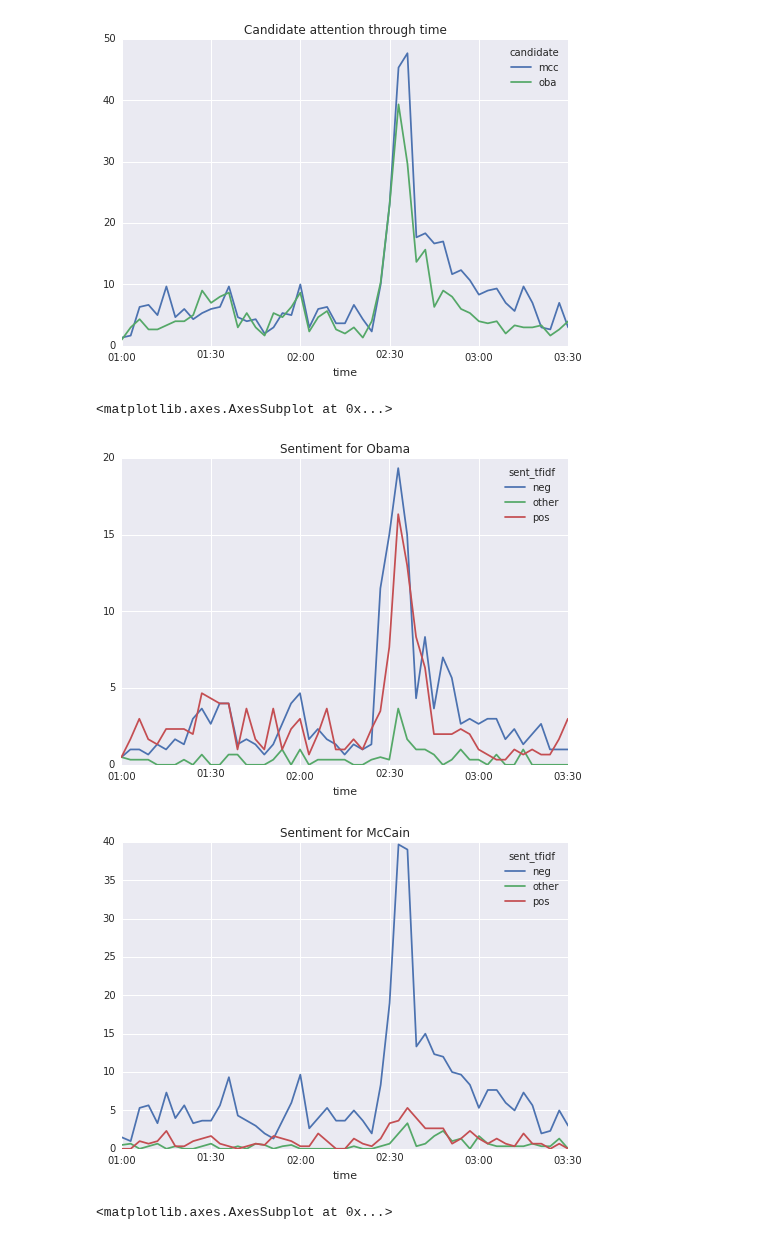
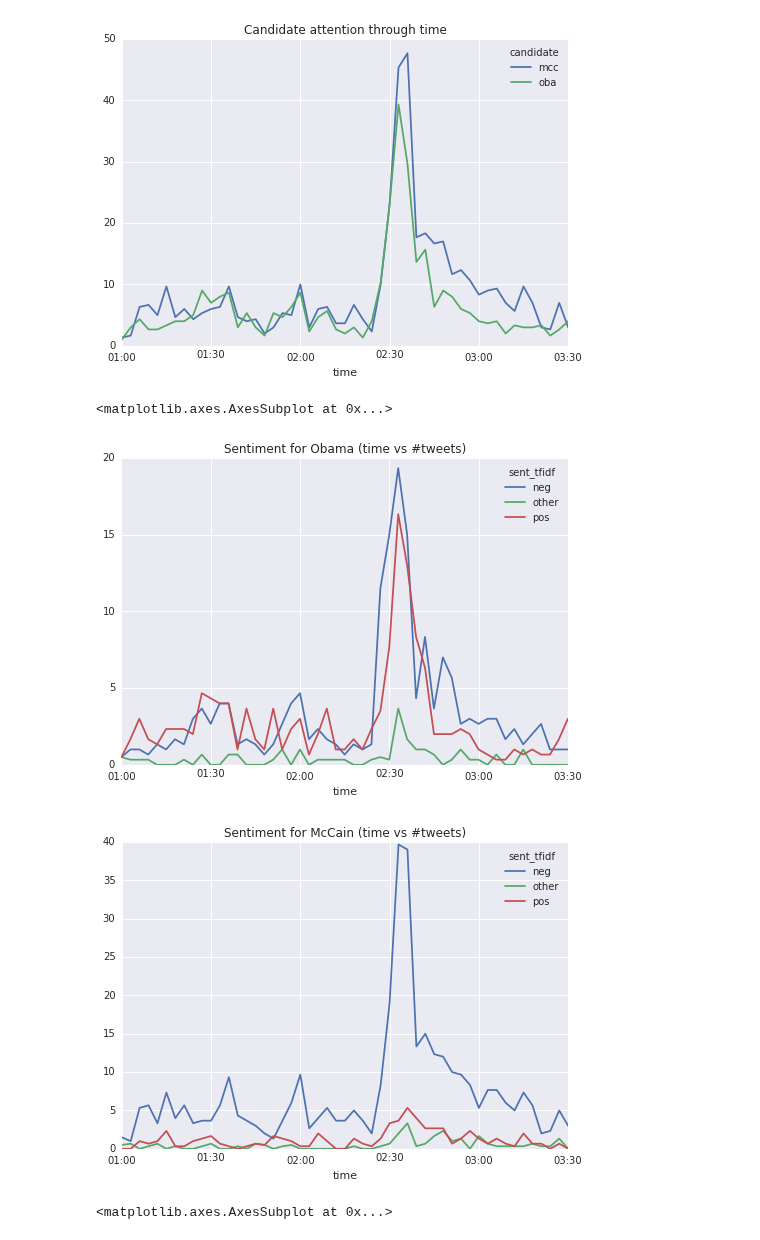
Before and after one commit to ralucacocioban/SentimentClassification, a Jupyter notebook: Visualizing Sentiment and Candidates.ipynb, the cells around one changed output. Drawn from its saved outputs; the diff is of its cells as text; code cells hidden in the pictures.

```diff
--- a/Visualizing Sentiment and Candidates.ipynb
+++ b/Visualizing Sentiment and Candidates.ipynb
@@ -40,14 +39,14 @@ df.groupby(pd.TimeGrouper('3Min')).mean().plot(title="Candidate attention throug
 [figure]
 # %%
 df = tweets[tweets["candidate"] == 'oba'].groupby(['time','sent_tfidf']).size().unstack().fillna(0)
-df.groupby(pd.TimeGrouper('3Min')).mean().plot(title="Sentiment for Obama")
+df.groupby(pd.TimeGrouper('3Min')).mean().plot(title="Sentiment for Obama (time vs #tweets)")
 
 df = tweets[tweets["candidate"] == 'mcc'].groupby(['time','sent_tfidf']).size().unstack().fillna(0)
-df.groupby(pd.TimeGrouper('3Min')).mean().plot(title="Sentiment for McCain")
+df.groupby(pd.TimeGrouper('3Min')).mean().plot(title="Sentiment for McCain (time vs #tweets)")
 # %% [output]
 <matplotlib.axes.AxesSubplot at 0x...>
-[figure, old version]
+[figure, new version]
-[figure, old version]
+[figure, new version]
 # %%
 df = tweets[(tweets["candidate"].str.contains('oba|mcc')) & (tweets['sent_tfidf'] !='other')].groupby(['time','sent_tfidf', 'candidate']).size().unstack().unstack().fillna(0)
 df.groupby(pd.TimeGrouper('3Min')).mean().plot(title="Sentiment for McCain and Obama")
```
Also changed, not shown: parts of 3 cells of this notebook, 9 other files.
